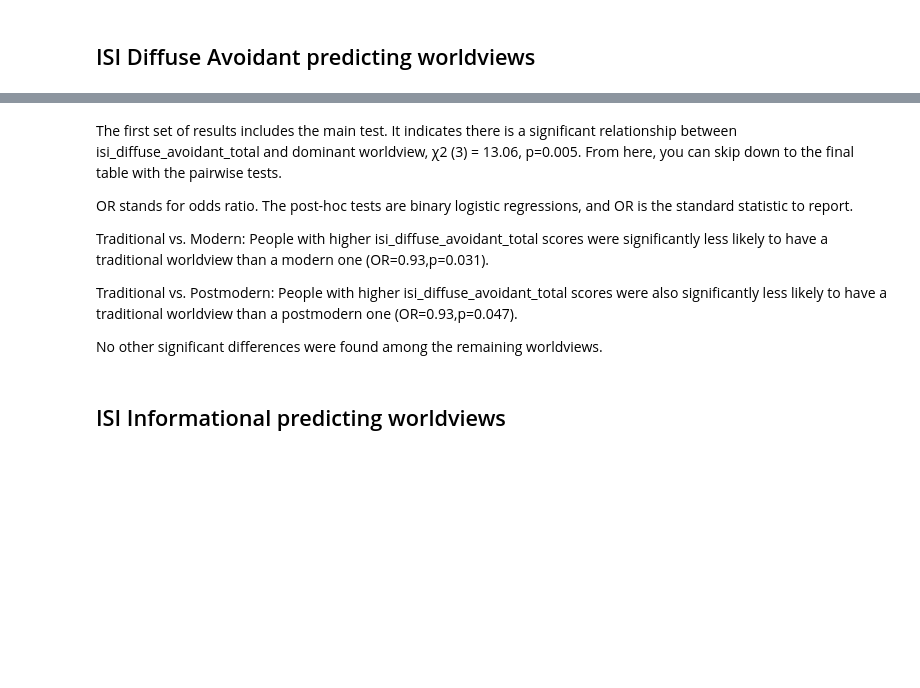
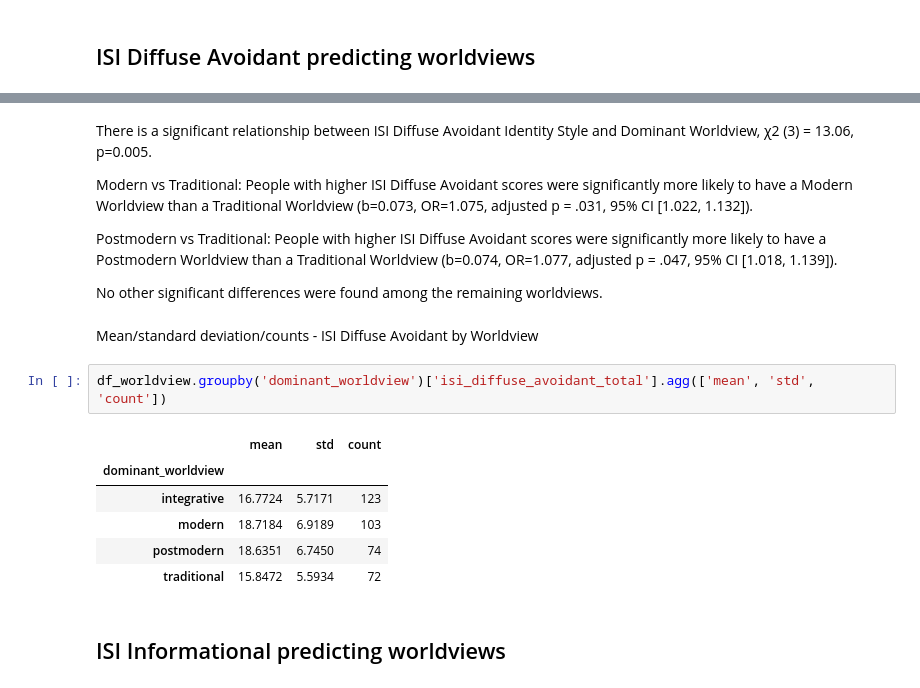
Before and after one commit to ReneeErnst/worldview-study, a Jupyter notebook: notebooks/analysis.ipynb, the cells around one changed output, grey strips where cells are left out. Cells and saved outputs as stored; diff of their text form; blank space fills up the shorter version.

Commit message:
finish multinomial regressions

```diff
--- a/notebooks/analysis.ipynb
+++ b/notebooks/analysis.ipynb
@@ -1239,14 +1250,23 @@ Category Mapping:
 ----------------------------------------------------------------------
 # %% [markdown]
-The first set of results includes the main test. It indicates there is a significant relationship between isi_diffuse_avoidant_total and dominant worldview, χ2 (3) = 13.06, p=0.005. From here, you can skip down to the final table with the pairwise tests.
+There is a significant relationship between ISI Diffuse Avoidant Identity Style and Dominant Worldview, χ2 (3) = 13.06, p=0.005.
 
-OR stands for odds ratio. The post-hoc tests are binary logistic regressions, and OR is the standard statistic to report.
+Modern vs Traditional: People with higher ISI Diffuse Avoidant scores were significantly more likely to have a Modern Worldview than a Traditional Worldview (b=0.073, OR=1.075, adjusted p = .031, 95% CI [1.022, 1.132]).
 
-Traditional vs. Modern: People with higher isi_diffuse_avoidant_total scores were significantly less likely to have a traditional worldview than a modern one (OR=0.93,p=0.031).
-
-Traditional vs. Postmodern: People with higher isi_diffuse_avoidant_total scores were also significantly less likely to have a traditional worldview than a postmodern one (OR=0.93,p=0.047).
+Postmodern vs Traditional: People with higher ISI Diffuse Avoidant scores were significantly more likely to have a Postmodern Worldview than a Traditional Worldview (b=0.074, OR=1.077, adjusted p = .047, 95% CI [1.018, 1.139]).
 
 No other significant differences were found among the remaining worldviews.
+# %% [markdown]
+Mean/standard deviation/counts - ISI Diffuse Avoidant by Worldview
+# %%
+df_worldview.groupby('dominant_worldview')['isi_diffuse_avoidant_total'].agg(['mean', 'std', 'count'])
+# %% [output]
+|  | mean | std | count |
+| dominant_worldview |  |  |  |
+| integrative | 16.7724 | 5.7171 | 123 |
+| modern | 18.7184 | 6.9189 | 103 |
+| postmodern | 18.6351 | 6.7450 | 74 |
+| traditional | 15.8472 | 5.5934 | 72 |
 # %% [markdown]
 ## ISI Informational predicting worldviews
 # %%
```
Also changed, not shown: parts of 13 cells of this notebook, 1 other file.
